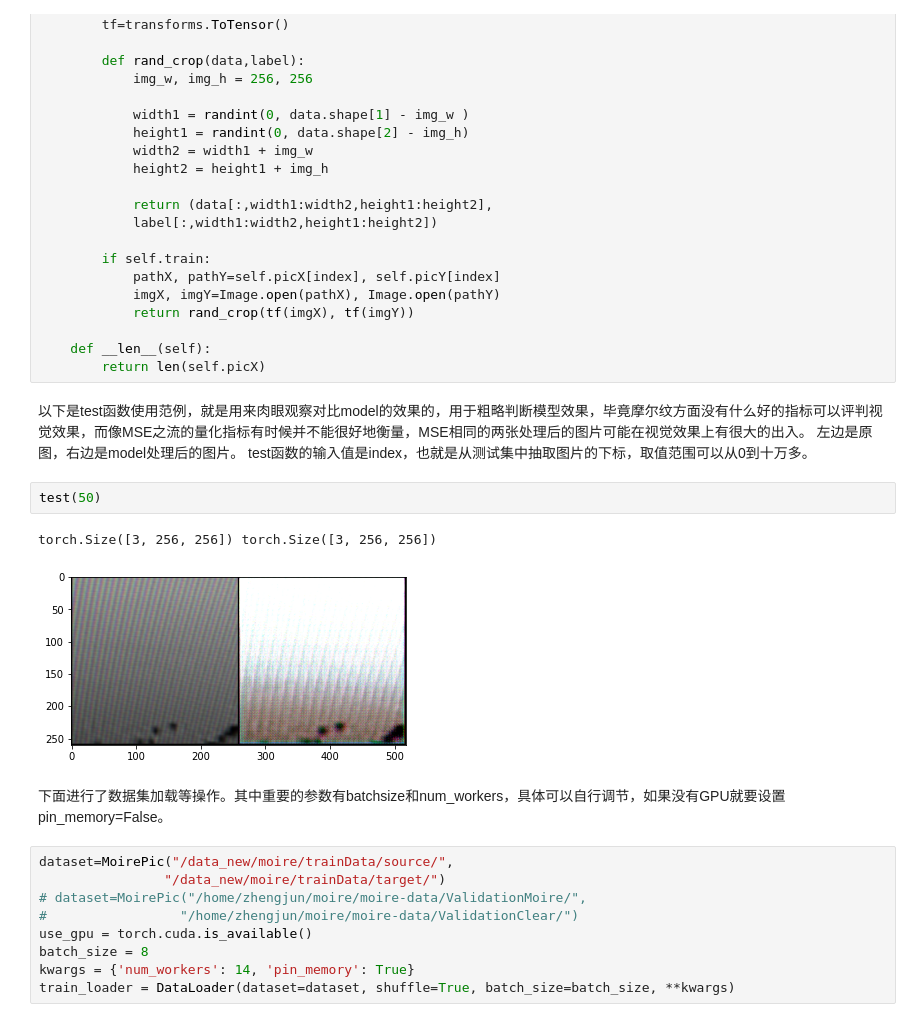
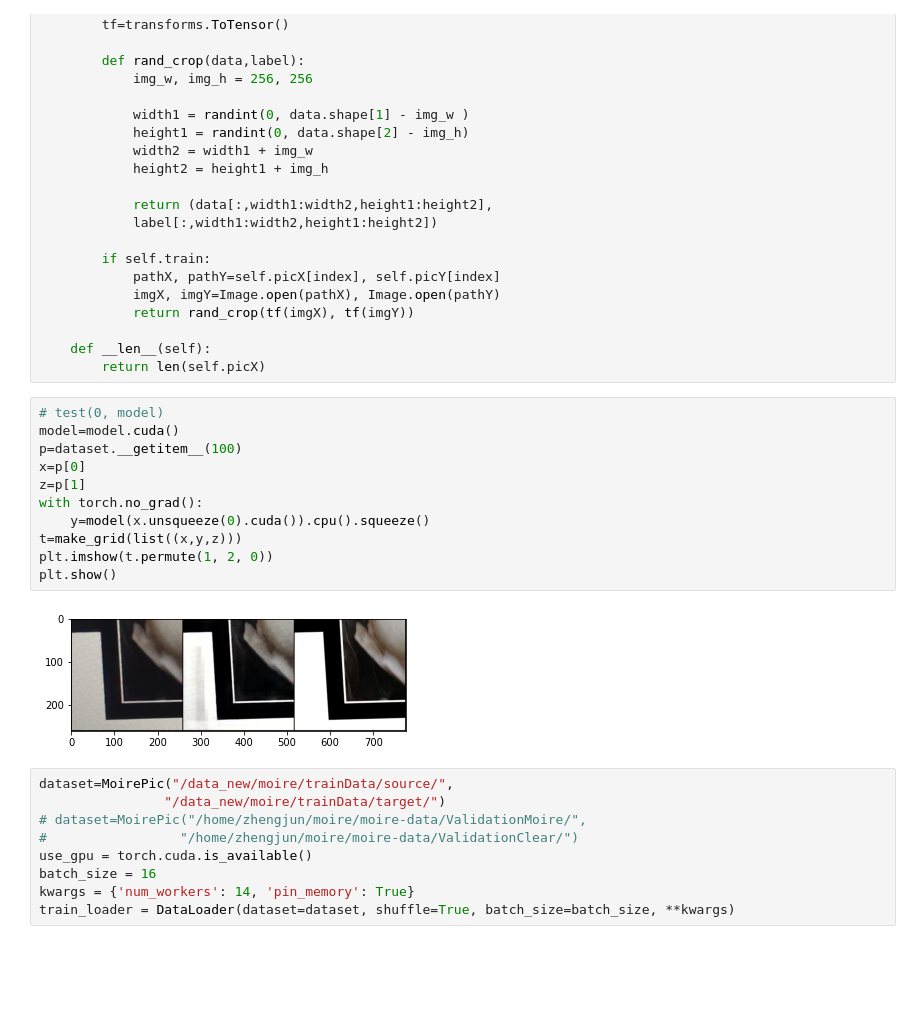
Before and after one commit to ZhengJun-AI/MoirePhotoRestoration-MCNN, a Jupyter notebook: moire.ipynb, the cells around one changed output. Cells and saved outputs as stored; diff of their text form; blank space fills up the shorter version.

```diff
--- a/moire.ipynb
+++ b/moire.ipynb
@@ -244,24 +241,26 @@ class MoirePic(data.Dataset):
 
     def __len__(self):
         return len(self.picX)
-# %% [markdown]
-以下是test函数使用范例，就是用来肉眼观察对比model的效果的，用于粗略判断模型效果，毕竟摩尔纹方面没有什么好的指标可以评判视觉效果，而像MSE之流的量化指标有时候并不能很好地衡量，MSE相同的两张处理后的图片可能在视觉效果上有很大的出入。
-左边是原图，右边是model处理后的图片。
-test函数的输入值是index，也就是从测试集中抽取图片的下标，取值范围可以从0到十万多。
-# %%
-test(50)
-# %% [output]
-torch.Size([3, 256, 256]) torch.Size([3, 256, 256])
-[figure, removed]
-# %% [markdown]
-下面进行了数据集加载等操作。其中重要的参数有batchsize和num_workers，具体可以自行调节，如果没有GPU就要设置pin_memory=False。
+# %%
+# test(0, model)
+model=model.cuda()
+p=dataset.__getitem__(100)
+x=p[0]
+z=p[1]
+with torch.no_grad():
+    y=model(x.unsqueeze(0).cuda()).cpu().squeeze()
+t=make_grid(list((x,y,z)))
+plt.imshow(t.permute(1, 2, 0))
+plt.show()
+# %% [output]
+[figure, added]
 # %%
 dataset=MoirePic("/data_new/moire/trainData/source/",
                 "/data_new/moire/trainData/target/")
 # dataset=MoirePic("/home/zhengjun/moire/moire-data/ValidationMoire/",
 #                 "/home/zhengjun/moire/moire-data/ValidationClear/")
 use_gpu = torch.cuda.is_available()
-batch_size = 8
+batch_size = 16
 kwargs = {'num_workers': 14, 'pin_memory': True}
 train_loader = DataLoader(dataset=dataset, shuffle=True, batch_size=batch_size, **kwargs)
 # %%
```
Also changed, not shown: parts of 11 cells of this notebook.
